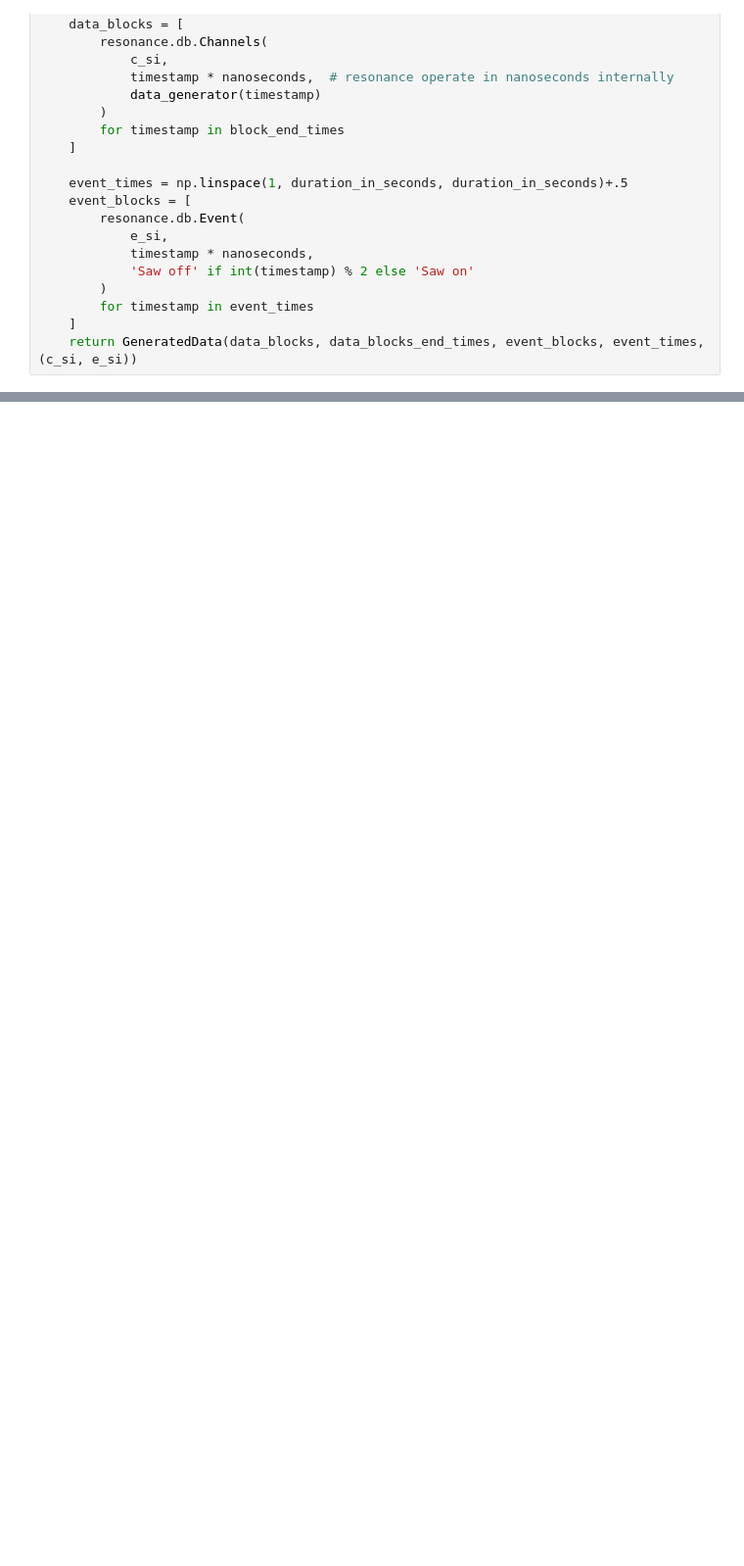
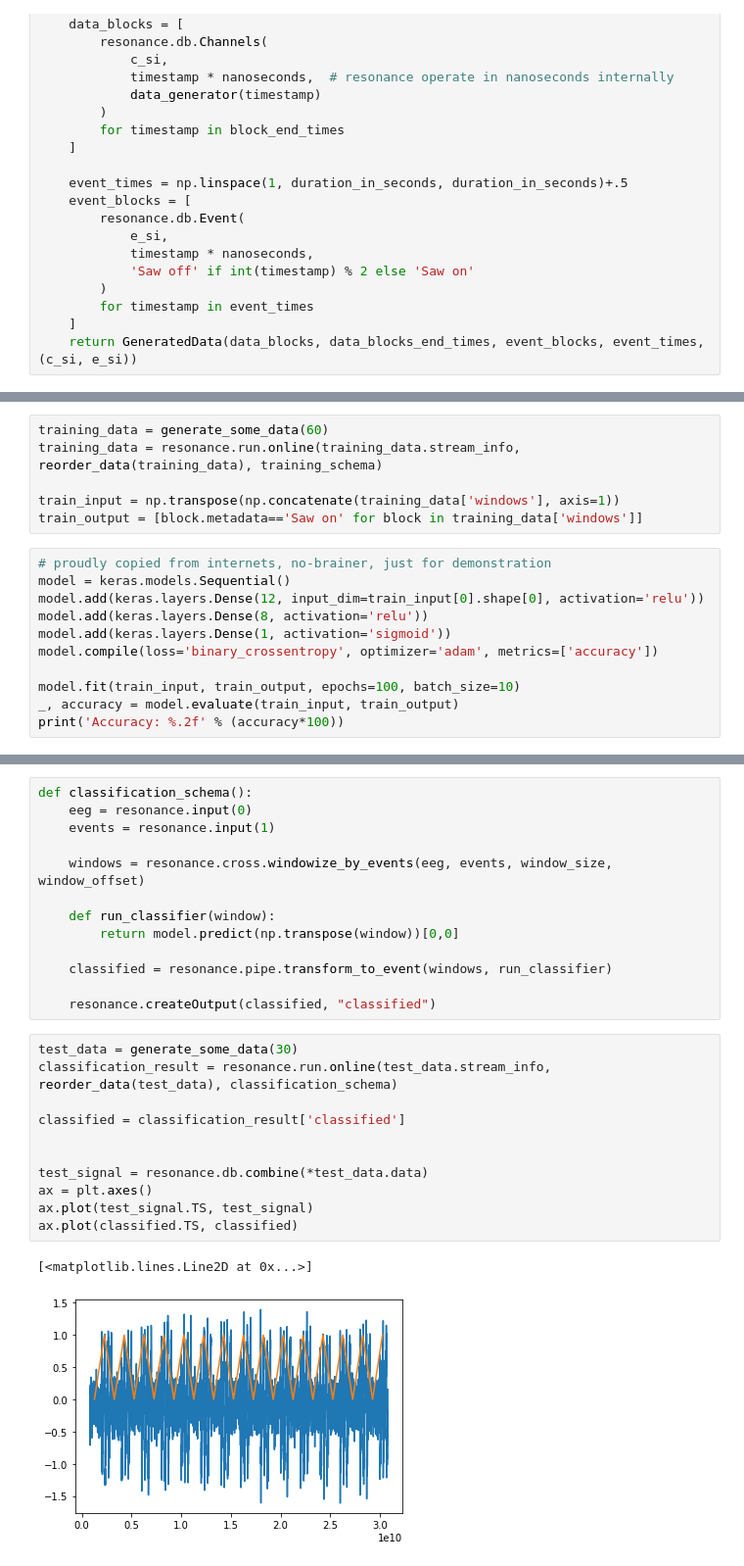
Before and after one commit to tz-lom/Resonance-PyProj, a Jupyter notebook: examples/example-01.ipynb, the cells around one changed output, grey strips where cells are left out. Shown at 98% size. Saved outputs shown, nothing was run; the diff lists cells and outputs as text; blank space fills up the shorter version.

```diff
--- a/examples/example-01.ipynb
+++ b/examples/example-01.ipynb
@@ -123,0 +127,17 @@ result
+# %%
+training_data = generate_some_data(60)
+training_data = resonance.run.online(training_data.stream_info, reorder_data(training_data), training_schema)
+
+train_input = np.transpose(np.concatenate(training_data['windows'], axis=1))
+train_output = [block.metadata=='Saw on' for block in training_data['windows']]
+# %%
+# proudly copied from internets, no-brainer, just for demonstration
+model = keras.models.Sequential()
+model.add(keras.layers.Dense(12, input_dim=train_input[0].shape[0], activation='relu'))
+model.add(keras.layers.Dense(8, activation='relu'))
+model.add(keras.layers.Dense(1, activation='sigmoid'))
+model.compile(loss='binary_crossentropy', optimizer='adam', metrics=['accuracy'])
+
+model.fit(train_input, train_output, epochs=100, batch_size=10)
+_, accuracy = model.evaluate(train_input, train_output)
+print('Accuracy: %.2f' % (accuracy*100))
@@ -123,0 +164,27 @@ result
+# %%
+def classification_schema():
+    eeg = resonance.input(0)
+    events = resonance.input(1)
+
+    windows = resonance.cross.windowize_by_events(eeg, events, window_size, window_offset)
+
+    def run_classifier(window):
+        return model.predict(np.transpose(window))[0,0]
+
+    classified = resonance.pipe.transform_to_event(windows, run_classifier)
+
+    resonance.createOutput(classified, "classified")
+# %%
+test_data = generate_some_data(30)
+classification_result = resonance.run.online(test_data.stream_info, reorder_data(test_data), classification_schema)
+
+classified = classification_result['classified']
+
+
+test_signal = resonance.db.combine(*test_data.data)
+ax = plt.axes()
+ax.plot(test_signal.TS, test_signal)
+ax.plot(classified.TS, classified)
+# %% [output]
+[<matplotlib.lines.Line2D at 0x...>]
+[figure, added]
```
Also changed, not shown: parts of 12 cells of this notebook, 6 other files.
